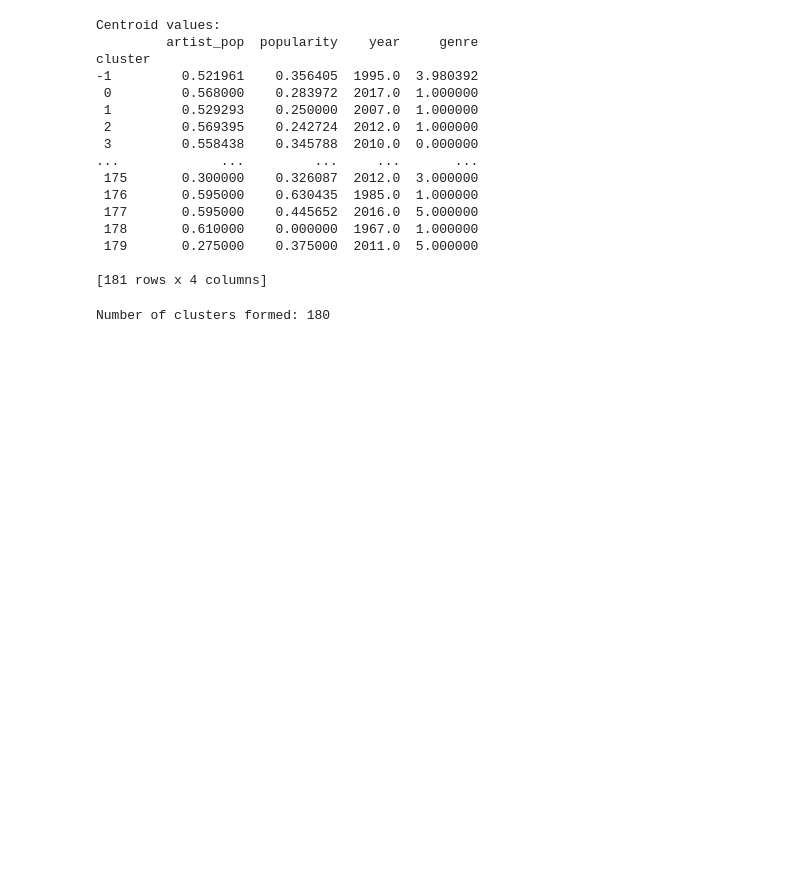
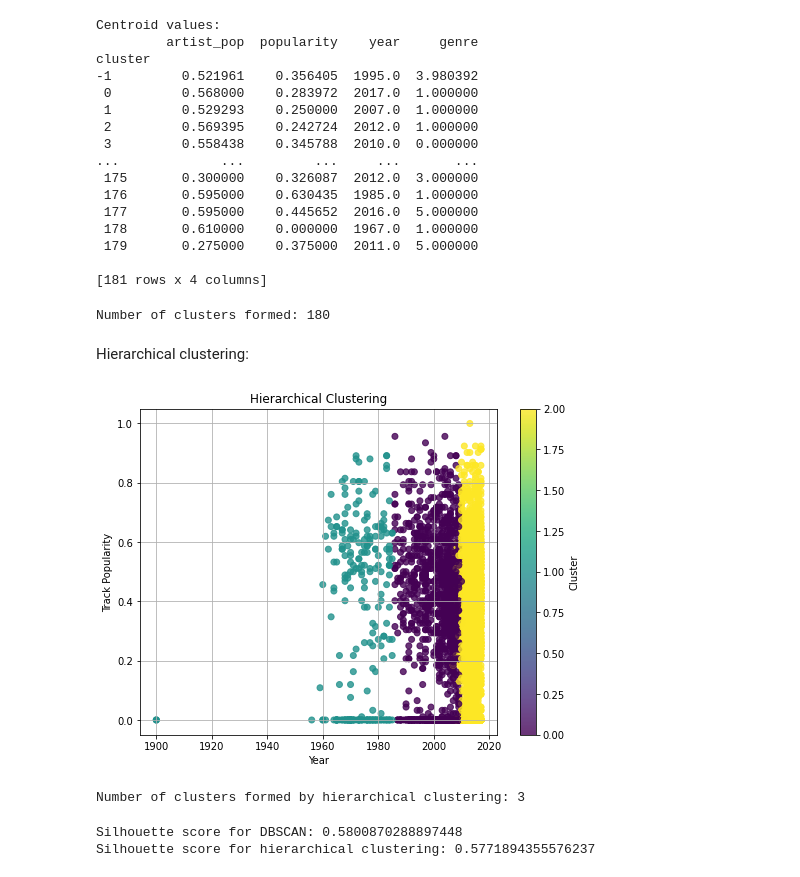
Before and after one commit to vitrag2003/Music-recommendation-system, a Jupyter notebook: dataset_sample/Code/test-vk.ipynb, the cells around one changed output. Drawn from its saved outputs; the diff is of its cells as text; code cells hidden in the pictures; blank space fills up the shorter version.

```diff
--- a/dataset_sample/Code/test-vk.ipynb
+++ b/dataset_sample/Code/test-vk.ipynb
@@ -116,3 +116,5 @@ num_clusters = len(set(clusters)) - (1 if -1 in clusters else 0)  # Exclude nois
 print("Number of clusters formed:", num_clusters)
 # %% [output]
 Number of clusters formed: 180
+# %% [markdown]
+Hierarchical clustering:
@@ -118,0 +123,40 @@ Number of clusters formed: 180
+# %%
+# Hierarchical clustering
+hc = AgglomerativeClustering(n_clusters=3, affinity='euclidean', linkage='ward')
+hierarhical_clusters = hc.fit_predict(df[features_for_clustering])
+# %%
+#Add cluster labels to dataframe
+df['hierarchical_cluster'] = hierarhical_clusters
+# %%
+# Visualize clusters
+plt.figure(figsize=(8, 6))
+plt.scatter(df['year'], df['popularity'], c=df['hierarchical_cluster'], cmap='viridis', marker='o', alpha=0.8)
+plt.xlabel('Year')
+plt.ylabel('Track Popularity')
+plt.title('Hierarchical Clustering')
+plt.colorbar(label='Cluster')
+plt.grid(True)
+plt.show()
+# %% [output]
+[figure, added]
+# %%
+# Count the number of clusters formed
+num_clusters_hc = len(set(hierarhical_clusters))
+
+print("Number of clusters formed by hierarchical clustering:", num_clusters_hc)
+# %% [output]
+Number of clusters formed by hierarchical clustering: 3
+# %%
+from sklearn.metrics import silhouette_score
+
+# Calculate silhouette score for DBSCAN
+silhouette_score_dbscan = silhouette_score(df[features_for_clustering], clusters)
+
+# Calculate silhouette score for hierarchical clustering
+silhouette_score_hc = silhouette_score(df[features_for_clustering], df['hierarchical_cluster'])
+
+print("Silhouette score for DBSCAN:", silhouette_score_dbscan)
+print("Silhouette score for hierarchical clustering:", silhouette_score_hc)
+# %% [output]
+Silhouette score for DBSCAN: 0.5800870288897448
+Silhouette score for hierarchical clustering: 0.5771894355576237
```
Also changed, not shown: parts of 1 cell of this notebook.
